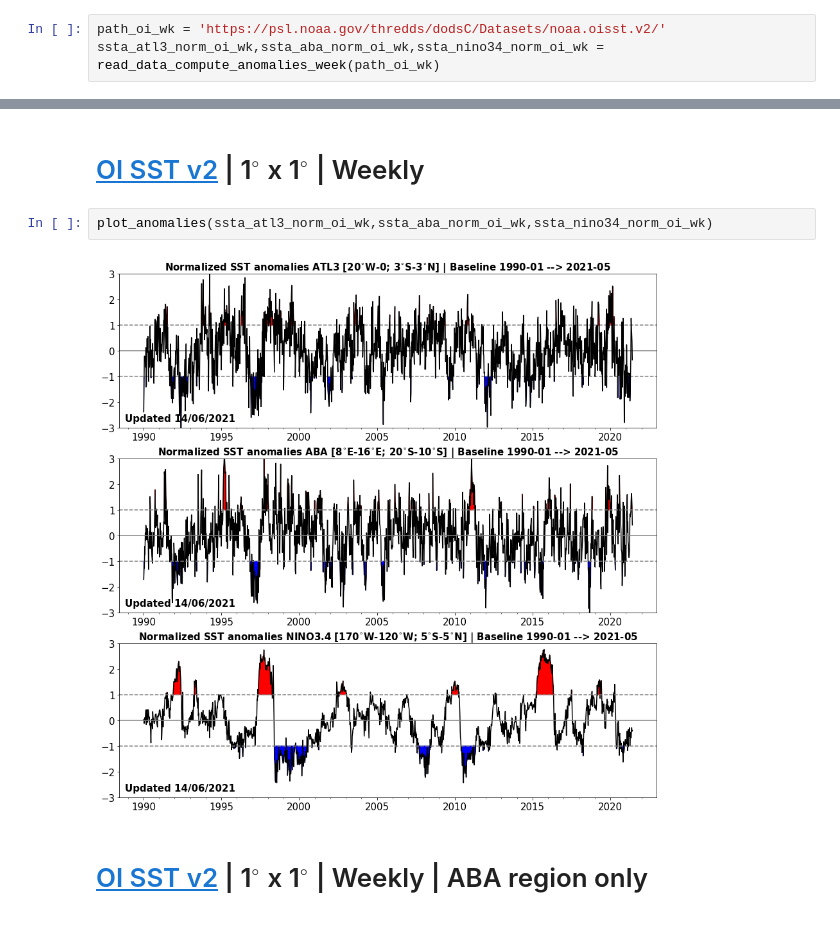
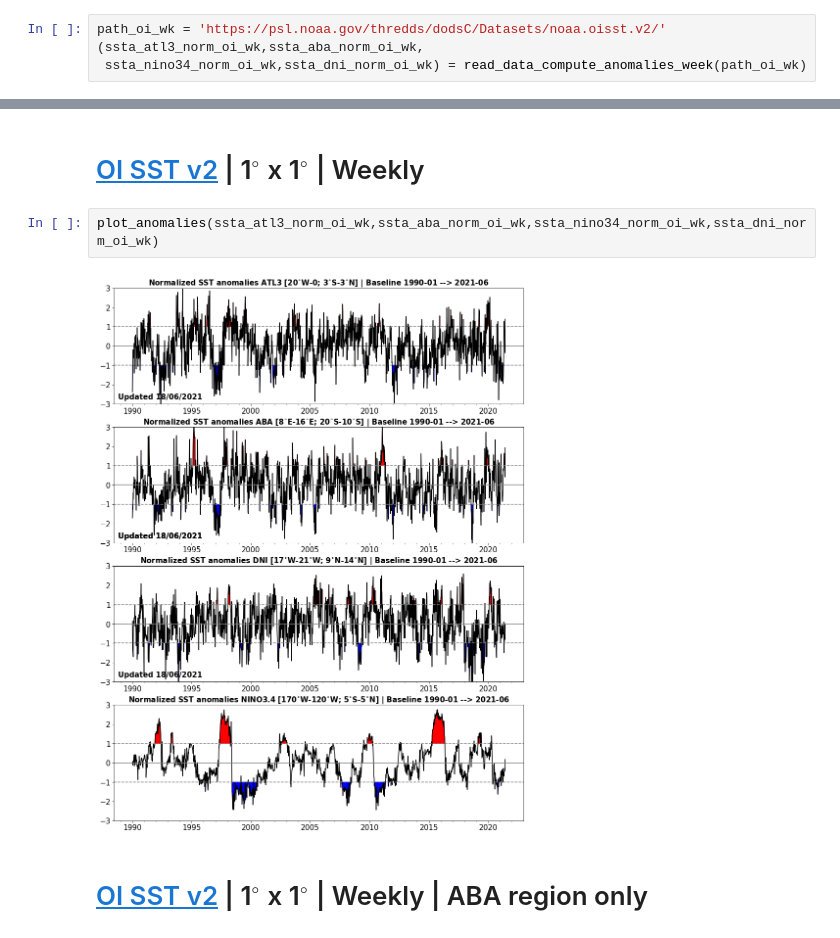
Before and after one commit to aprig/Auto_timeseries_ATL3_ABA, a Jupyter notebook: automatic_time_series_SST.ipynb, the cells around one changed output, grey strips where cells are left out. Saved outputs shown, nothing was run; the diff lists cells and outputs as text.

```diff
--- a/automatic_time_series_SST.ipynb
+++ b/automatic_time_series_SST.ipynb
@@ -370,6 +15,7 @@ print(str(now)[:16])
 # Read SST data
 # %%
 path_oi_wk = 'https://psl.noaa.gov/thredds/dodsC/Datasets/noaa.oisst.v2/'
-ssta_atl3_norm_oi_wk,ssta_aba_norm_oi_wk,ssta_nino34_norm_oi_wk = read_data_compute_anomalies_week(path_oi_wk)
+(ssta_atl3_norm_oi_wk,ssta_aba_norm_oi_wk,
+ ssta_nino34_norm_oi_wk,ssta_dni_norm_oi_wk) = read_data_compute_anomalies_week(path_oi_wk)
 # %%
 path_data = 'https://psl.noaa.gov/thredds/dodsC/Datasets/COBE/sst.mon.mean.nc'
@@ -408,9 +57,9 @@ plot_anomalies(ssta_atl3_norm_ersst,ssta_aba_norm_ersst,ssta_nino34_norm_ersst)
 # %% [markdown]
 # [OI SST v2](https://psl.noaa.gov/data/gridded/data.noaa.oisst.v2.html) | 1$^{\circ}$ x 1$^{\circ}$ | Weekly
 # %%
-plot_anomalies(ssta_atl3_norm_oi_wk,ssta_aba_norm_oi_wk,ssta_nino34_norm_oi_wk)
+plot_anomalies(ssta_atl3_norm_oi_wk,ssta_aba_norm_oi_wk,ssta_nino34_norm_oi_wk,ssta_dni_norm_oi_wk)
 # %% [output]
-[figure, old version]
+[figure, new version]
 # %% [markdown]
 # [OI SST v2](https://psl.noaa.gov/data/gridded/data.noaa.oisst.v2.html) | 1$^{\circ}$ x 1$^{\circ}$ | Weekly | ABA region only
 # %%
```
Also changed, not shown: parts of 12 cells of this notebook.
